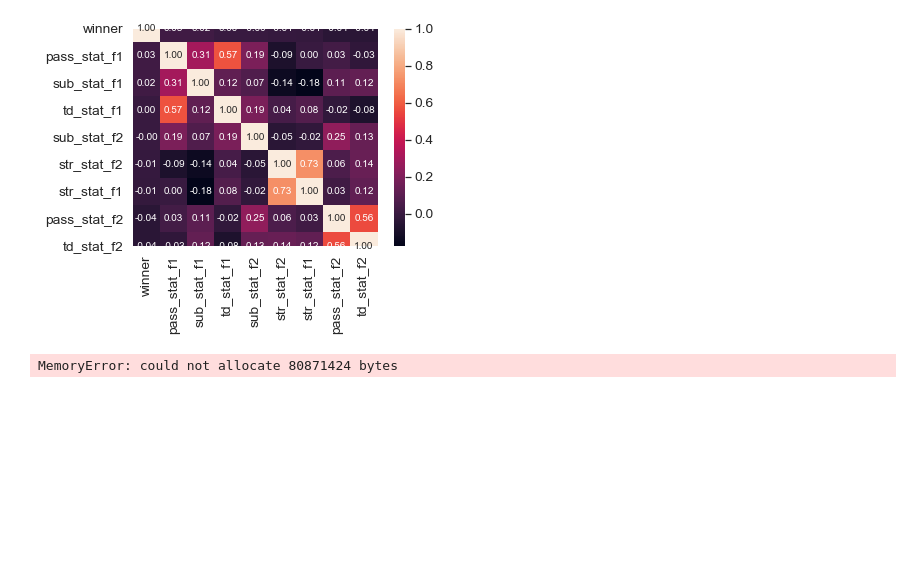
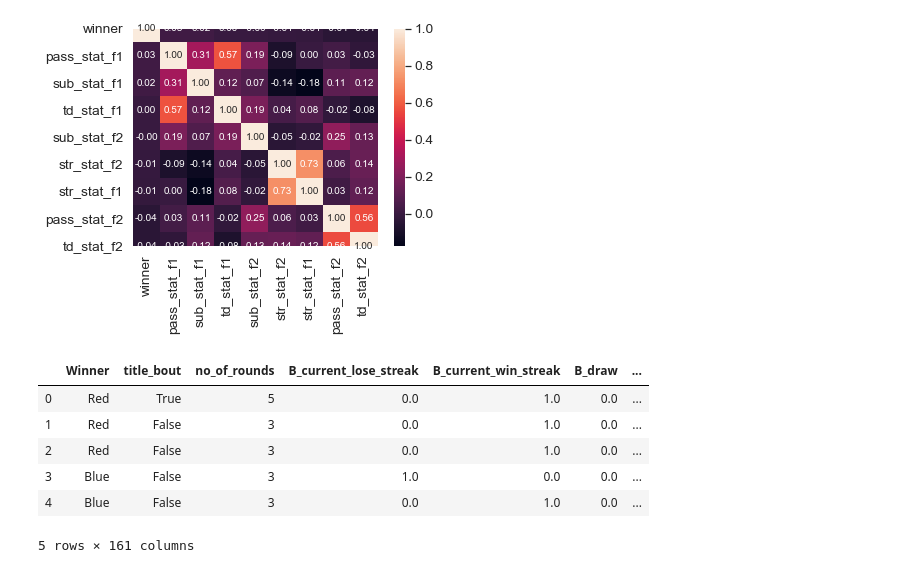
Before and after one commit to Rich-Hamilton88/machine_learning_project, a Jupyter notebook: Machine Learning Project/Predicting_UFC.ipynb, the cells around one changed output. Saved outputs shown, nothing was run; the diff lists cells and outputs as text; code cells hidden in the pictures; blank space fills up the shorter version.

```diff
--- a/Machine Learning Project/Predicting_UFC.ipynb
+++ b/Machine Learning Project/Predicting_UFC.ipynb
@@ -148,10 +74,13 @@ def plot_bar(dict):
-# %%
-accuracies = run_all_and_Plot(df)
-CompareAll = dict()
-CompareAll['Baseline'] = accuracies
-for key,val in accuracies.items():
-    print(str(key) +' '+ str(val[0]))
-plot_bar(accuracies)
-# plot_cm(accuracies)
-# %% [output]
-MemoryError: could not allocate 80871424 bytes
+# %%
+# scrapped data again combined fight & bouts data. randomly changed winners to red or blue in reference to corners. Converted % to fractions
+
+df2 = pd.read_csv('data/new_preprocessed_data.csv')
+df2.head()
+# %% [output]
+|  | Winner | title_bout | no_of_rounds | B_current_lose_streak | B_current_win_streak | B_draw | ... |
+| 0 | Red | True | 5 | 0.0 | 1.0 | 0.0 | ... |
+| 1 | Red | False | 3 | 0.0 | 1.0 | 0.0 | ... |
+| 2 | Red | False | 3 | 0.0 | 1.0 | 0.0 | ... |
+| 3 | Blue | False | 3 | 1.0 | 0.0 | 0.0 | ... |
+| 4 | Blue | False | 3 | 0.0 | 1.0 | 0.0 | ... |
+5 rows × 161 columns
```
Also changed, not shown: parts of 13 cells of this notebook, 1 other file.
